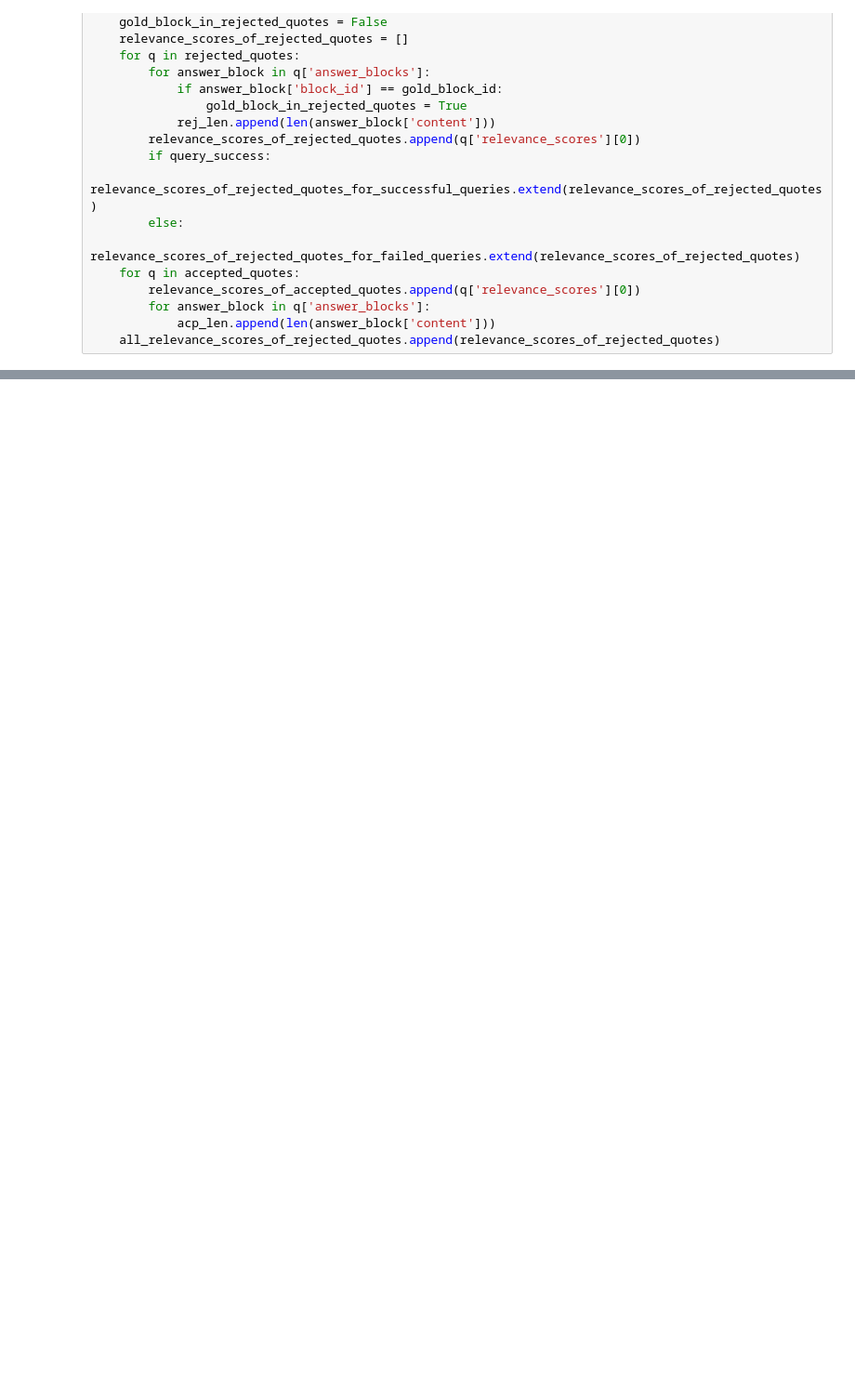
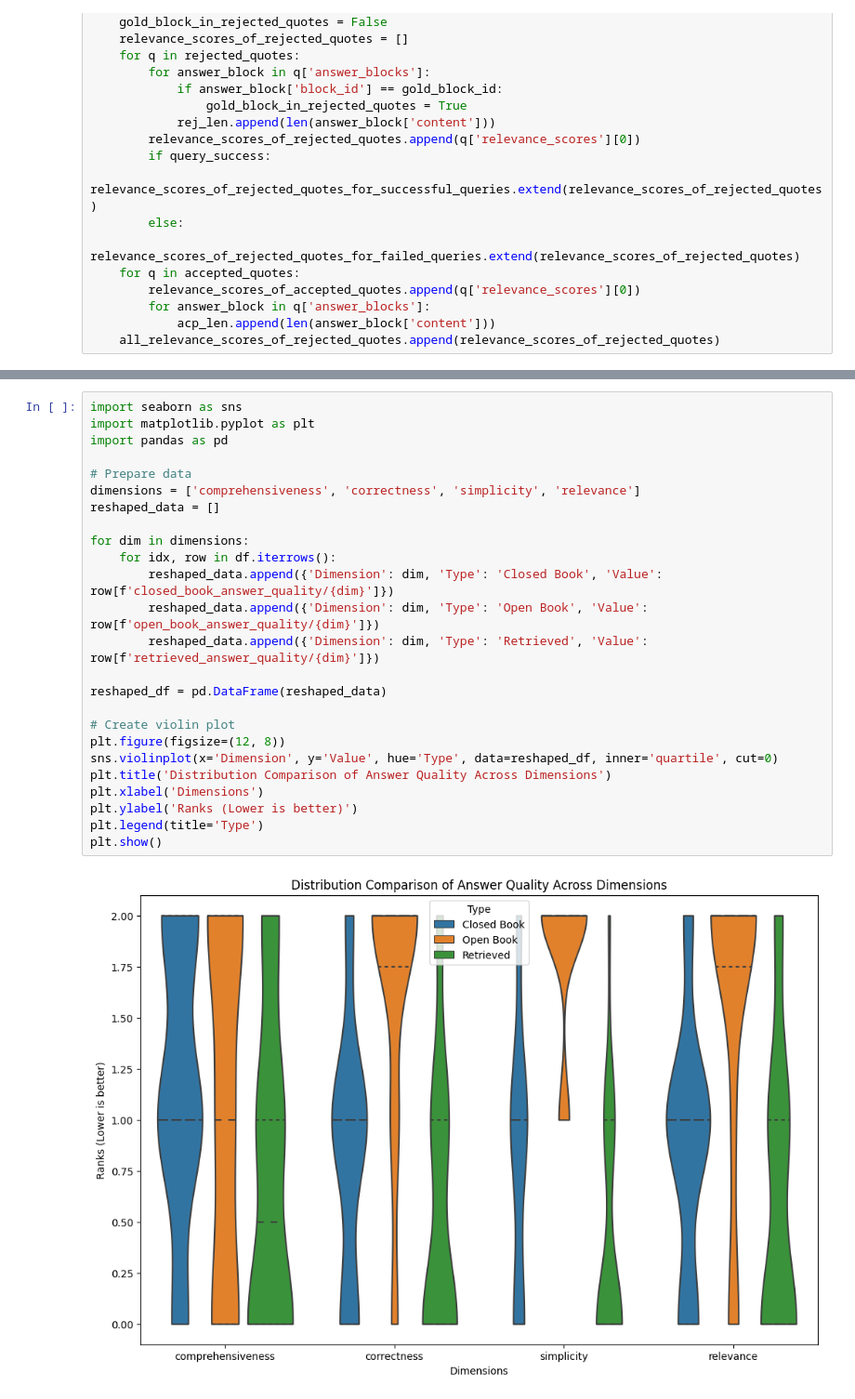
Before and after one commit to tn-learn/info-bazaar, a Jupyter notebook: notebooks/analyze_single_run.ipynb, the cells around one changed output, grey strips where cells are left out. Shown at 93% size. Saved outputs shown, nothing was run; the diff lists cells and outputs as text; blank space fills up the shorter version.

```diff
--- a/notebooks/analyze_single_run.ipynb
+++ b/notebooks/analyze_single_run.ipynb
@@ -105,0 +245,27 @@ generate_hyde_passage(question=)
+# %%
+import seaborn as sns
+import matplotlib.pyplot as plt
+import pandas as pd
+
+# Prepare data
+dimensions = ['comprehensiveness', 'correctness', 'simplicity', 'relevance']
+reshaped_data = []
+
+for dim in dimensions:
+    for idx, row in df.iterrows():
+        reshaped_data.append({'Dimension': dim, 'Type': 'Closed Book', 'Value': row[f'closed_book_answer_quality/{dim}']})
+        reshaped_data.append({'Dimension': dim, 'Type': 'Open Book', 'Value': row[f'open_book_answer_quality/{dim}']})
+        reshaped_data.append({'Dimension': dim, 'Type': 'Retrieved', 'Value': row[f'retrieved_answer_quality/{dim}']})
+
+reshaped_df = pd.DataFrame(reshaped_data)
+
+# Create violin plot
+plt.figure(figsize=(12, 8))
+sns.violinplot(x='Dimension', y='Value', hue='Type', data=reshaped_df, inner='quartile', cut=0)
+plt.title('Distribution Comparison of Answer Quality Across Dimensions')
+plt.xlabel('Dimensions')
+plt.ylabel('Ranks (Lower is better)')
+plt.legend(title='Type')
+plt.show()
+# %% [output]
+[figure, added]
```
Also changed, not shown: parts of 32 cells of this notebook, 6 other files.
